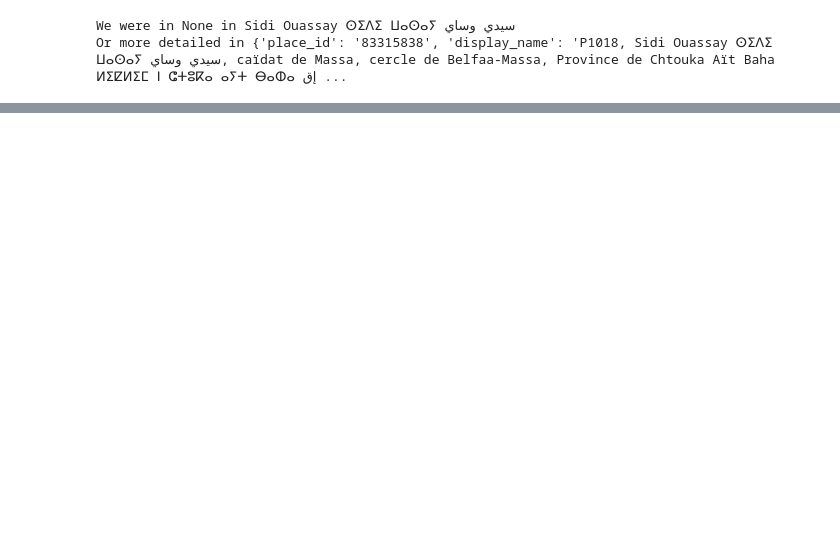
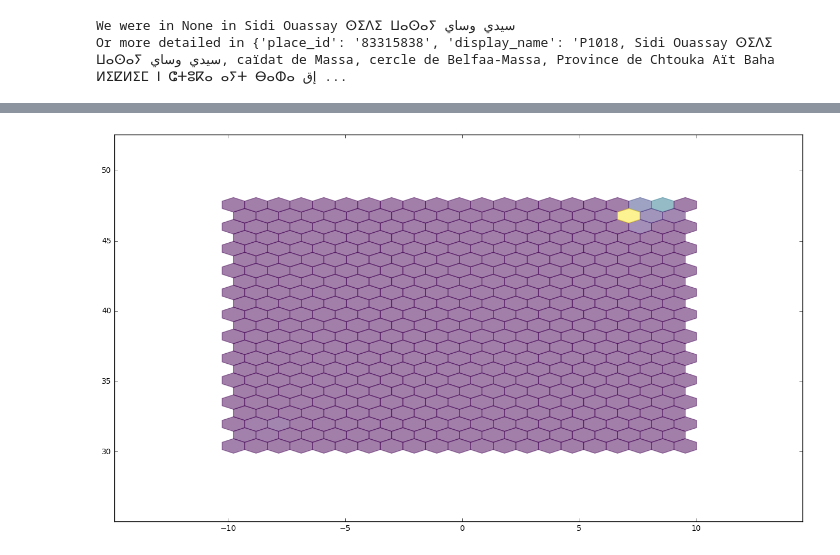
Before and after one commit to habi/JahresRueckblick15, a Jupyter notebook: OpenPaths.ipynb, the cells around one changed output, grey strips where cells are left out. Saved outputs shown, nothing was run; the diff lists cells and outputs as text; code cells hidden in the pictures; blank space fills up the shorter version.

Commit message:
Adding hexbin visualization

```diff
--- a/OpenPaths.ipynb
+++ b/OpenPaths.ipynb
@@ -75,3 +75,23 @@ plt.scatter(thisyear['lon'][::50],thisyear['lat'][::50], color='black', alpha=0.
 mplleaflet.display(tiles='stamen_wc')
 # %% [output]
 [interactive output not drawn]
+# %%
+# Hexbin this thing, based on http://matplotlib.org/examples/pylab_examples/hexbin_demo.html
+gridsize = 20
+
+xmin = thisyear['lon'].min() - 5
+xmax = thisyear['lon'].max() + 5
+ymin = thisyear['lat'].min() - 5
+ymax = thisyear['lat'].max() + 5
+
+# plt.title("Hexagon binning")
+# cb = plt.colorbar()
+# cb.set_label('counts')
+# plt.show()
+
+plt.hexbin(thisyear['lon'][::50],thisyear['lat'][::50], cmap='viridis', alpha=0.5, gridsize=gridsize)
+plt.axis([xmin, xmax, ymin, ymax])
+plt.show()
+# mplleaflet.display(tiles='stamen_wc')
+# %% [output]
+[figure, added]
```
Also changed, not shown: parts of 3 cells of this notebook.
